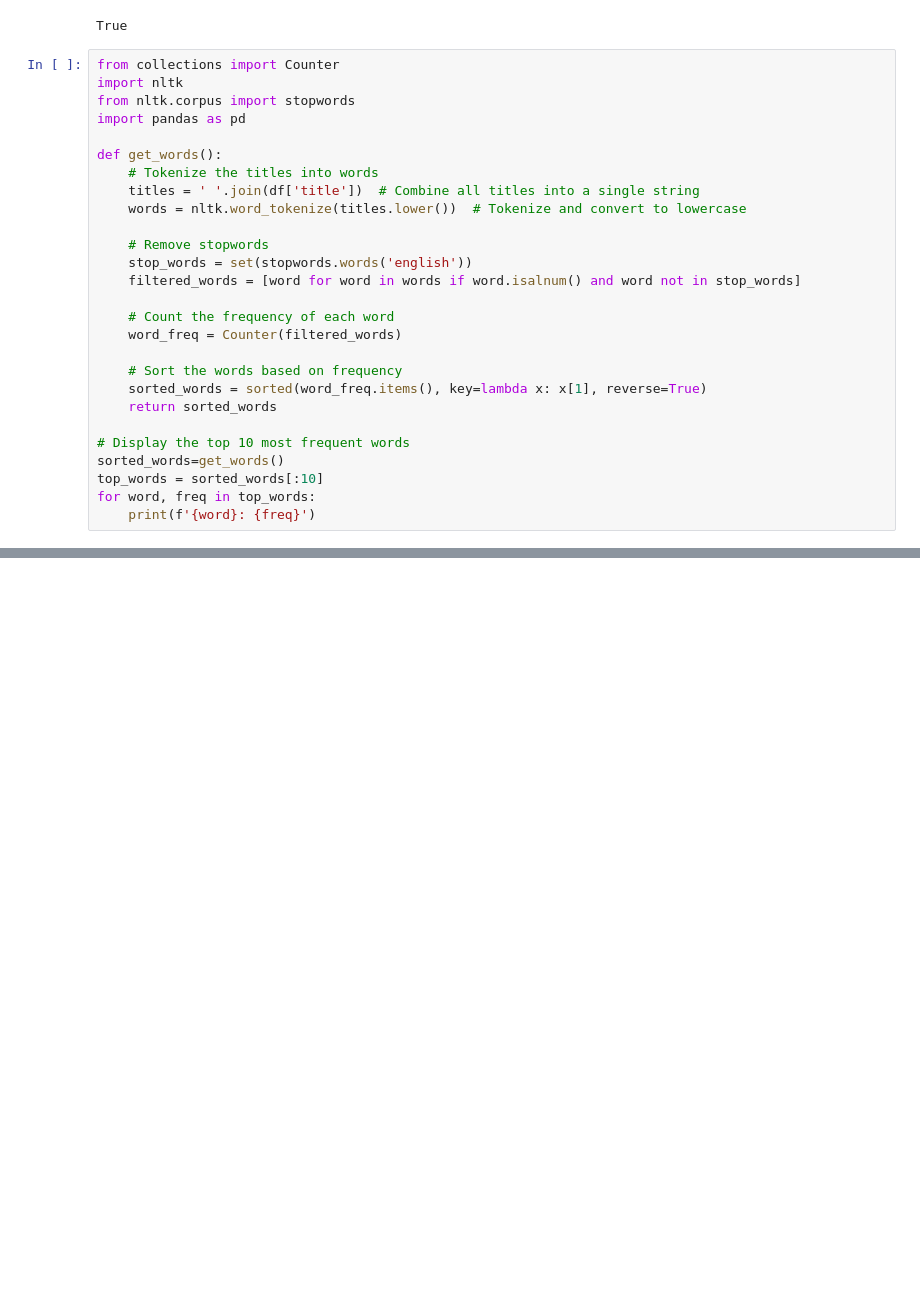
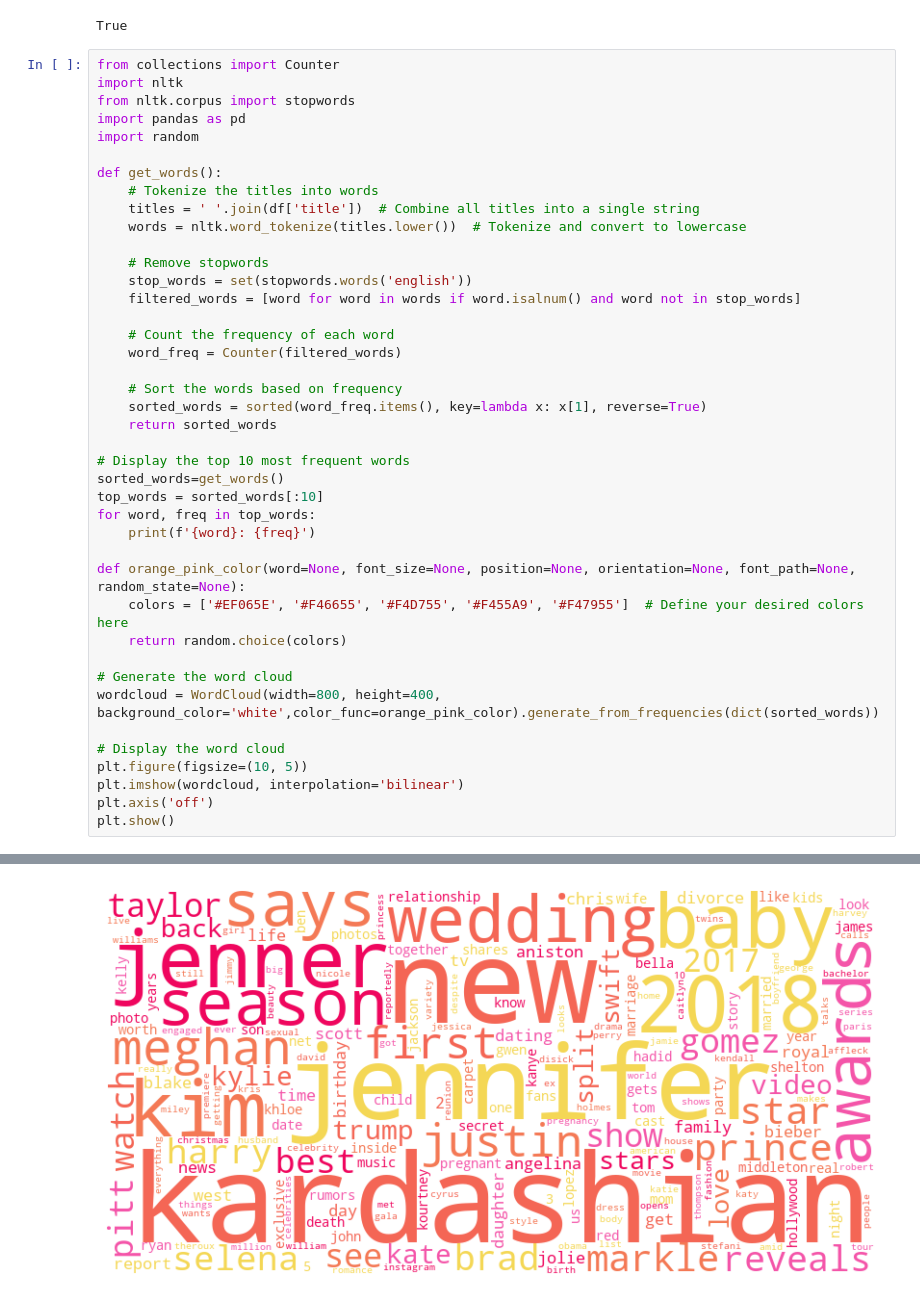
Before and after one commit to azkssd/DataVisualizationHomework3, a Jupyter notebook: TP.ipynb, the cells around one changed output, grey strips where cells are left out. Saved outputs shown, nothing was run; the diff lists cells and outputs as text; blank space fills up the shorter version.

Commit message:
Added word cloud for most used words overall

```diff
--- a/TP.ipynb
+++ b/TP.ipynb
@@ -335,36 +335,51 @@ from collections import Counter
 import nltk
 from nltk.corpus import stopwords
 import pandas as pd
+import random
 
 def get_words():
     # Tokenize the titles into words
     titles = ' '.join(df['title'])  # Combine all titles into a single string
     words = nltk.word_tokenize(titles.lower())  # Tokenize and convert to lowercase
 
     # Remove stopwords
     stop_words = set(stopwords.words('english'))
     filtered_words = [word for word in words if word.isalnum() and word not in stop_words]
 
     # Count the frequency of each word
     word_freq = Counter(filtered_words)
 
     # Sort the words based on frequency
     sorted_words = sorted(word_freq.items(), key=lambda x: x[1], reverse=True)
     return sorted_words
 
 # Display the top 10 most frequent words
 sorted_words=get_words()
 top_words = sorted_words[:10]
 for word, freq in top_words:
     print(f'{word}: {freq}')
+
+def orange_pink_color(word=None, font_size=None, position=None, orientation=None, font_path=None, random_state=None):
+    colors = ['#EF065E', '#F46655', '#F4D755', '#F455A9', '#F47955']  # Define your desired colors here
+    return random.choice(colors)
+
+# Generate the word cloud
+wordcloud = WordCloud(width=800, height=400, background_color='white',color_func=orange_pink_color).generate_from_frequencies(dict(sorted_words))
+
+# Display the word cloud
+plt.figure(figsize=(10, 5))
+plt.imshow(wordcloud, interpolation='bilinear')
+plt.axis('off')
+plt.show()
 # %% [output]
 kardashian: 1160
 new: 1055
 jennifer: 797
 jenner: 765
 2018: 761
 kim: 718
 baby: 701
 wedding: 672
 season: 642
 says: 638
+[figure, added]
```
Also changed, not shown: parts of 2 cells of this notebook.
